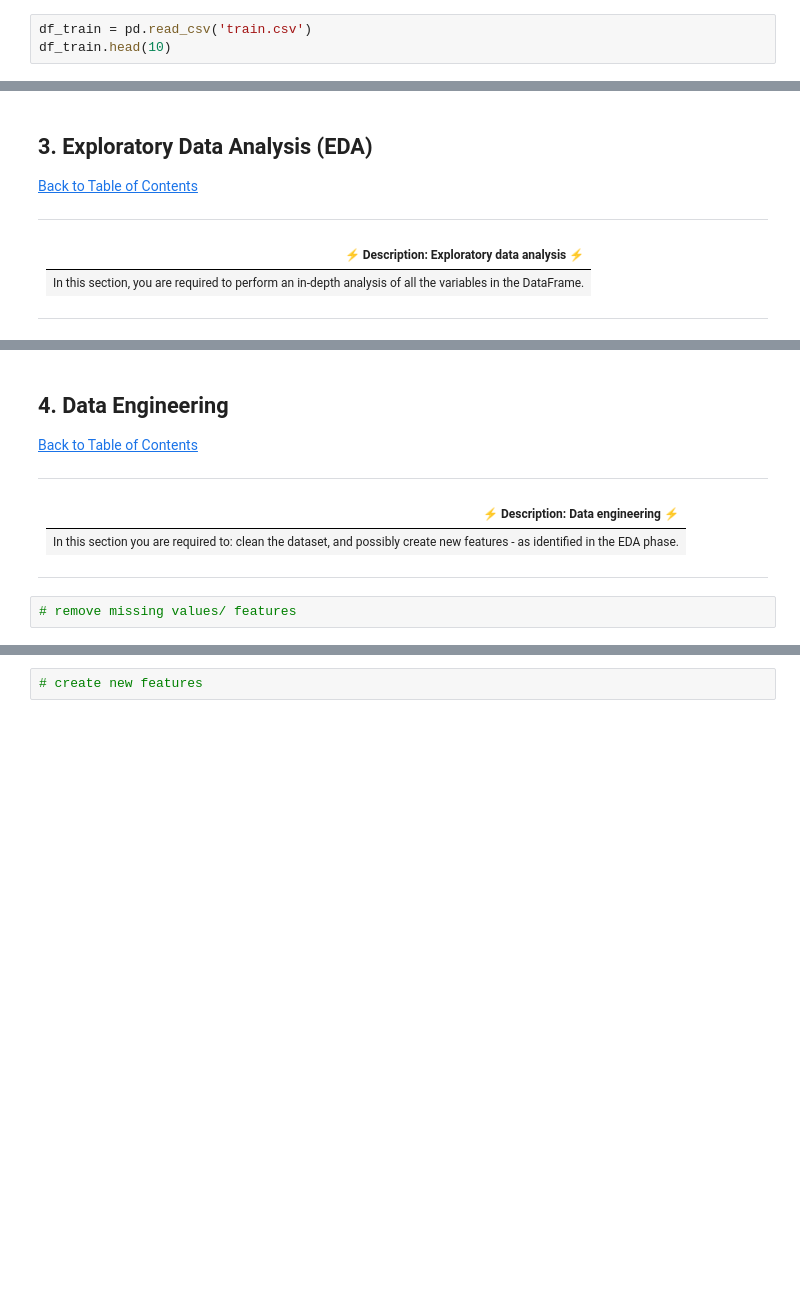
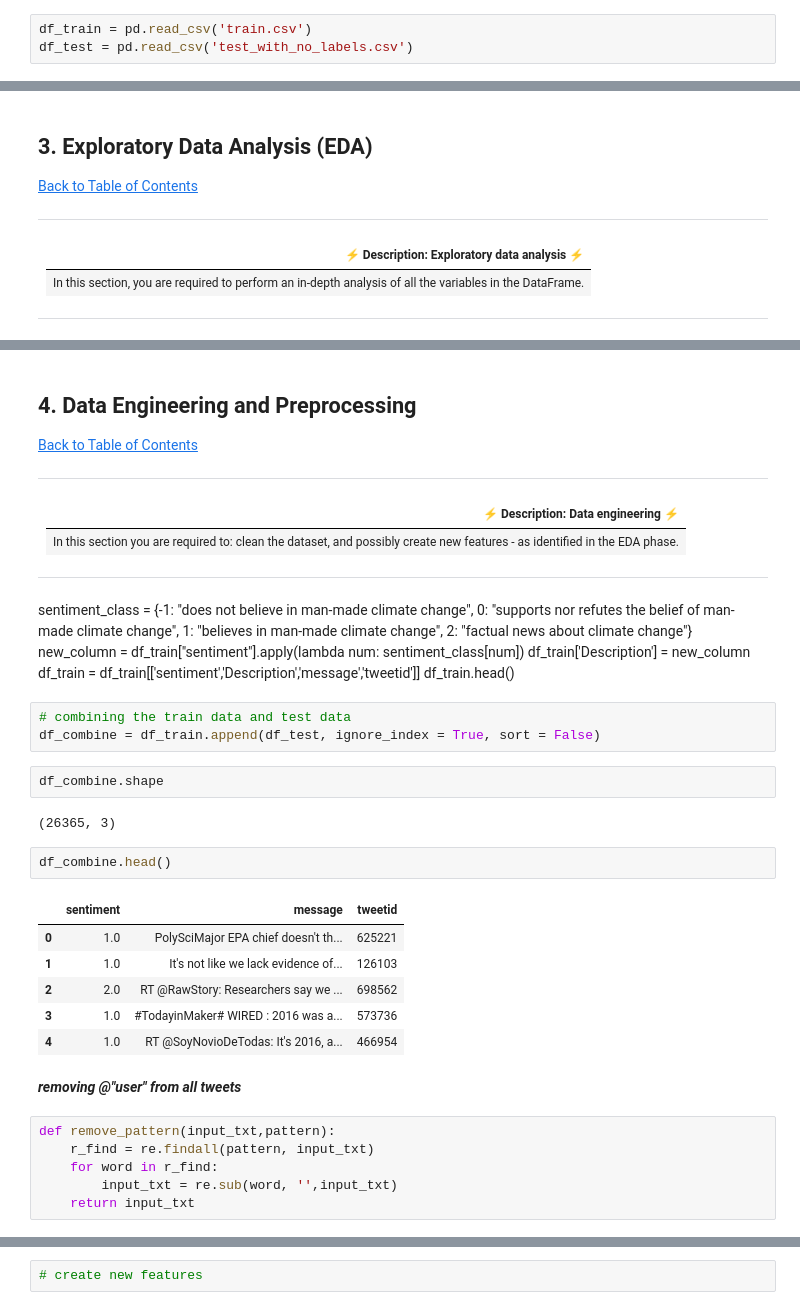
Before and after one commit to LPTsilo/Classification_Sprint_2207FTDS_Team_ES2, a Jupyter notebook: Classification_Sprint_Starter-Notebook.ipynb, the cells around one changed output, grey strips where cells are left out. Cells and saved outputs as stored; diff of their text form; blank space fills up the shorter version.

Commit message:
Updated_Notebook with Data engineering

```diff
--- a/Classification_Sprint_Starter-Notebook.ipynb
+++ b/Classification_Sprint_Starter-Notebook.ipynb
@@ -104,4 +112,4 @@ import seaborn as sns
 ---
 # %%
 df_train = pd.read_csv('train.csv')
-df_train.head(10)
+df_test = pd.read_csv('test_with_no_labels.csv')
@@ -225,6 +217,6 @@ for ax in axs.flat:
 # %% [markdown]
 <a id="four"></a>
-## 4. Data Engineering
+## 4. Data Engineering and Preprocessing
 <a class="anchor" id="1.1"></a>
 <a href=#cont>Back to Table of Contents</a>
 
@@ -235,5 +227,33 @@ for ax in axs.flat:
 | In this section you are required to: clean the dataset, and possibly create new features - as identified in the EDA phase. |
 
 ---
+# %% [markdown]
+sentiment_class = {-1: "does not believe in man-made climate change", 0: "supports nor refutes the belief of man-made climate change", 1: "believes in man-made climate change", 2: "factual news about climate change"}
+new_column = df_train["sentiment"].apply(lambda num: sentiment_class[num])
+df_train['Description'] = new_column
+df_train = df_train[['sentiment','Description','message','tweetid']]
+df_train.head()
 # %%
-# remove missing values/ features
+# combining the train data and test data
+df_combine = df_train.append(df_test, ignore_index = True, sort = False)
+# %%
+df_combine.shape
+# %% [output]
+(26365, 3)
+# %%
+df_combine.head()
+# %% [output]
+|  | sentiment | message | tweetid |
+| 0 | 1.0 | PolySciMajor EPA chief doesn't th... | 625221 |
+| 1 | 1.0 | It's not like we lack evidence of... | 126103 |
+| 2 | 2.0 | RT @RawStory: Researchers say we ... | 698562 |
+| 3 | 1.0 | #TodayinMaker# WIRED : 2016 was a... | 573736 |
+| 4 | 1.0 | RT @SoyNovioDeTodas: It's 2016, a... | 466954 |
+# %% [markdown]
+***removing @"user" from all tweets***
+# %%
+def remove_pattern(input_txt,pattern):
+    r_find = re.findall(pattern, input_txt)
+    for word in r_find:
+        input_txt = re.sub(word, '',input_txt)
+    return input_txt
```
Also changed, not shown: parts of 56 cells of this notebook.
